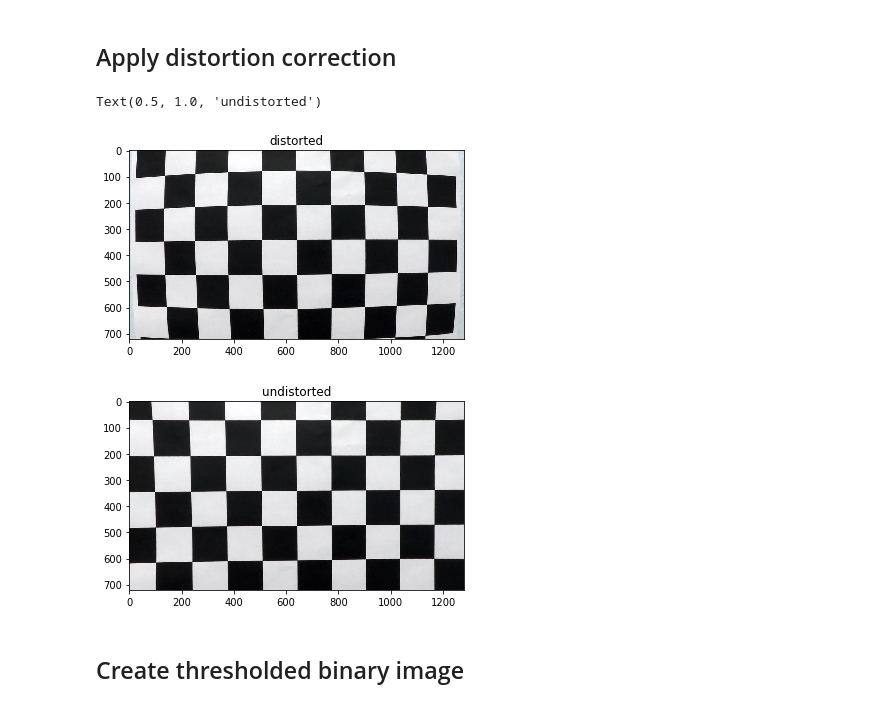
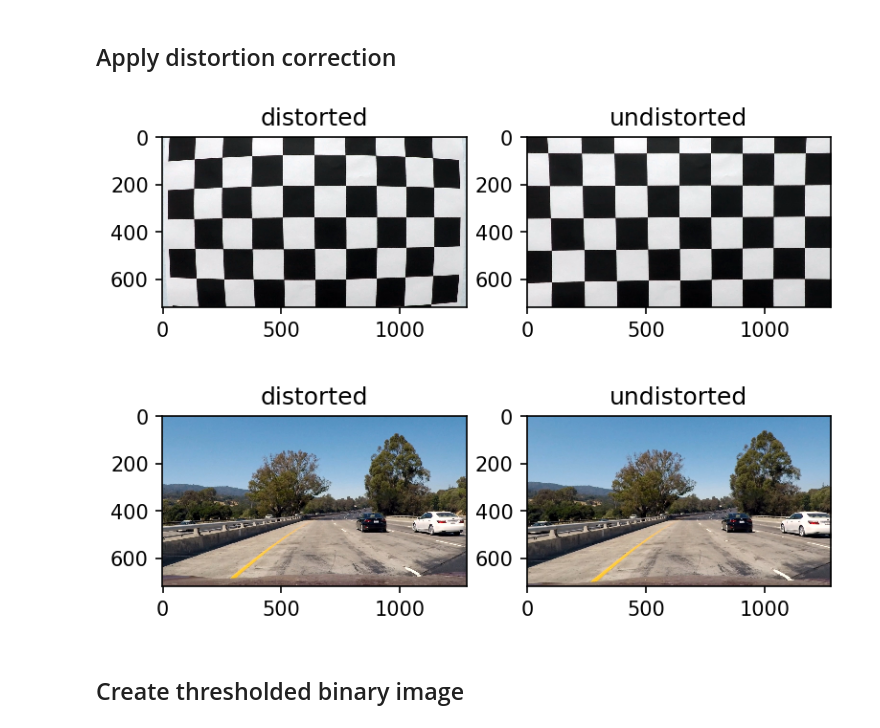
Before and after one commit to ashwinmr/CarND-Advanced-Lane-Lines, a Jupyter notebook: Main.ipynb, the cells around one changed output. Drawn from its saved outputs; the diff is of its cells as text; code cells hidden in the pictures.

```diff
--- a/Main.ipynb
+++ b/Main.ipynb
@@ -72,20 +72,37 @@ for file in files:
 ret, mtx, dist, rvecs, tvecs = cv2.calibrateCamera(objpoints, imgpoints, image.shape[1::-1], None, None)
 # %% [markdown]
 ## Apply distortion correction
-# %%
-# Undistort an image as an example
-image = cv2.imread('camera_cal/calibration1.jpg')
-undist = cv2.undistort(image, mtx, dist, None,mtx)
-plt.figure()
-plt.imshow(image)
-plt.title('distorted')
-plt.figure()
-plt.imshow(undist)
-plt.title('undistorted')
-# %% [output]
-Text(0.5, 1.0, 'undistorted')
-[figure, removed]
-[figure, removed]
+# %%
+# Undistort the chessboard
+
+image = cv2.imread('camera_cal/calibration1.jpg')
+undist = cv2.undistort(image, mtx, dist, None,mtx)
+plt.figure(dpi = 150)
+plt.subplot(1,2,1)
+plt.imshow(image)
+plt.title('distorted')
+plt.subplot(1,2,2)
+plt.imshow(undist)
+plt.title('undistorted')
+
+plt.savefig('output_images/undistorted_output.png',bbox_inches = 'tight')
+
+# Undistort an image as an example
+image = cv2.imread('test_images/test1.jpg')
+image = cv2.cvtColor(image,cv2.COLOR_BGR2RGB)
+undist = cv2.undistort(image, mtx, dist, None,mtx)
+plt.figure(dpi = 150)
+plt.subplot(1,2,1)
+plt.imshow(image)
+plt.title('distorted')
+plt.subplot(1,2,2)
+plt.imshow(undist)
+plt.title('undistorted')
+
+plt.savefig('output_images/road_transformed.png',bbox_inches = 'tight')
+# %% [output]
+[figure, added]
+[figure, added]
 # %% [markdown]
 ## Create thresholded binary image
 # %%
```
Also changed, not shown: parts of 6 cells of this notebook, 9 other files.
